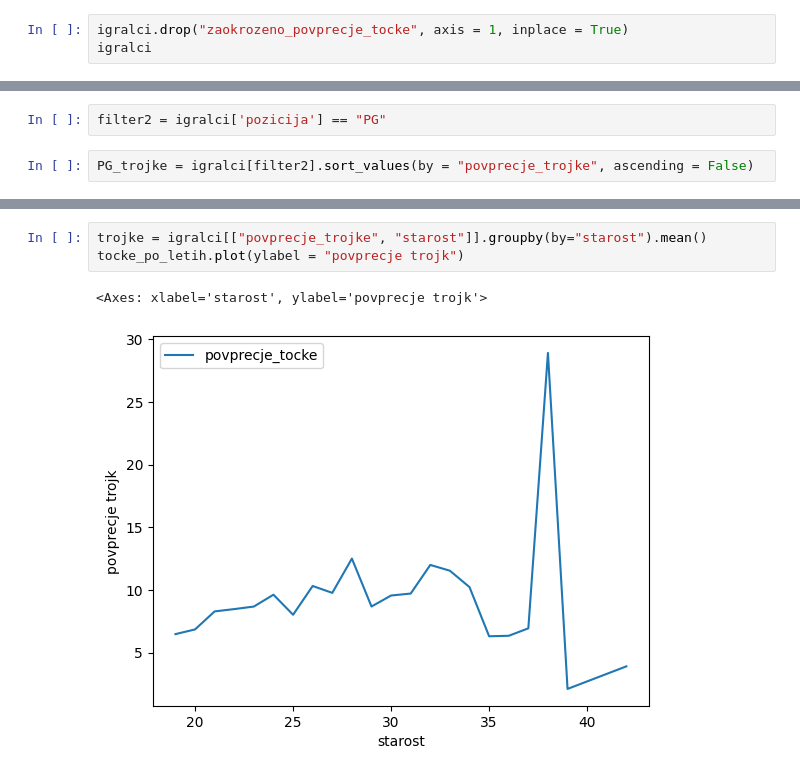
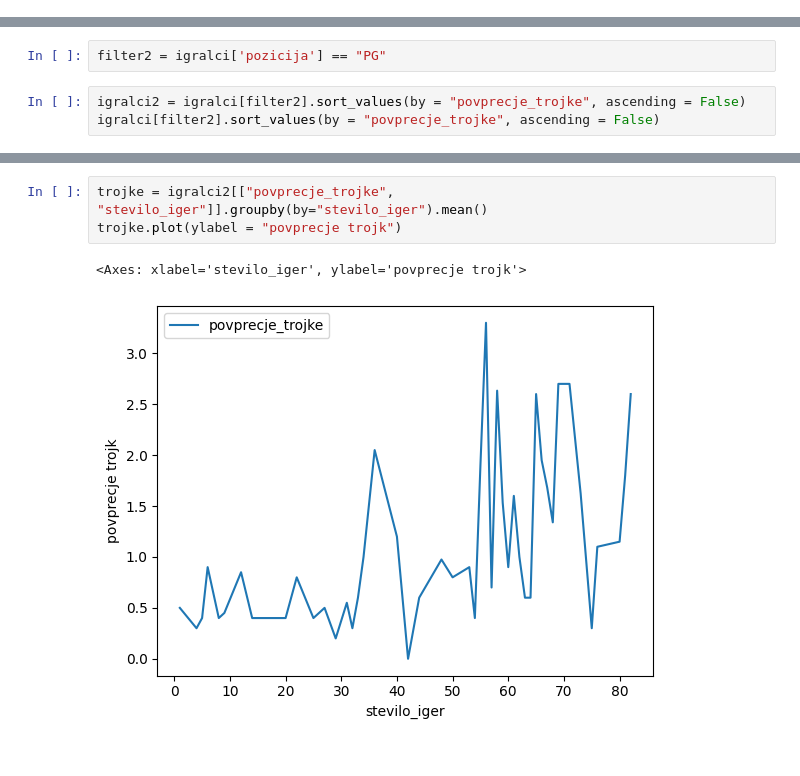
Before and after one commit to Miha-Novoselec/Projekt-Novoselec, a Jupyter notebook: Analiza-podatkov.ipynb, the cells around one changed output, grey strips where cells are left out. Drawn from its saved outputs; the diff is of its cells as text.

```diff
--- a/Analiza-podatkov.ipynb
+++ b/Analiza-podatkov.ipynb
@@ -144,6 +118,3 @@ igralci
 | 232 | Frank | Jackson | 24 | PG | 1 | 0.0 | 0.0 | ... |
 | 66 | Sterling | Brown | 27 | SF | 4 | 0.0 | 1.0 | ... |
 539 rows × 11 columns
-# %%
-igralci.drop("zaokrozeno_povprecje_tocke", axis = 1, inplace = True)
-igralci
@@ -306,4 +246,5 @@ igralci.groupby(["pozicija"])["povprecje_skoki"].mean().plot.bar()
 # %%
 filter2 = igralci['pozicija'] == "PG"
 # %%
-PG_trojke = igralci[filter2].sort_values(by = "povprecje_trojke", ascending = False)
+igralci2 = igralci[filter2].sort_values(by = "povprecje_trojke", ascending = False)
+igralci[filter2].sort_values(by = "povprecje_trojke", ascending = False)
@@ -326,6 +265,6 @@ igralci[filter2].sort_values(by = "povprecje_trojke", ascending = False)
 # %%
-trojke = igralci[["povprecje_trojke", "starost"]].groupby(by="starost").mean()
-tocke_po_letih.plot(ylabel = "povprecje trojk")
+trojke = igralci2[["povprecje_trojke", "stevilo_iger"]].groupby(by="stevilo_iger").mean()
+trojke.plot(ylabel = "povprecje trojk")
 # %% [output]
-<Axes: xlabel='starost', ylabel='povprecje trojk'>
+<Axes: xlabel='stevilo_iger', ylabel='povprecje trojk'>
-[figure, old version]
+[figure, new version]
```
Also changed, not shown: parts of 24 cells of this notebook.
